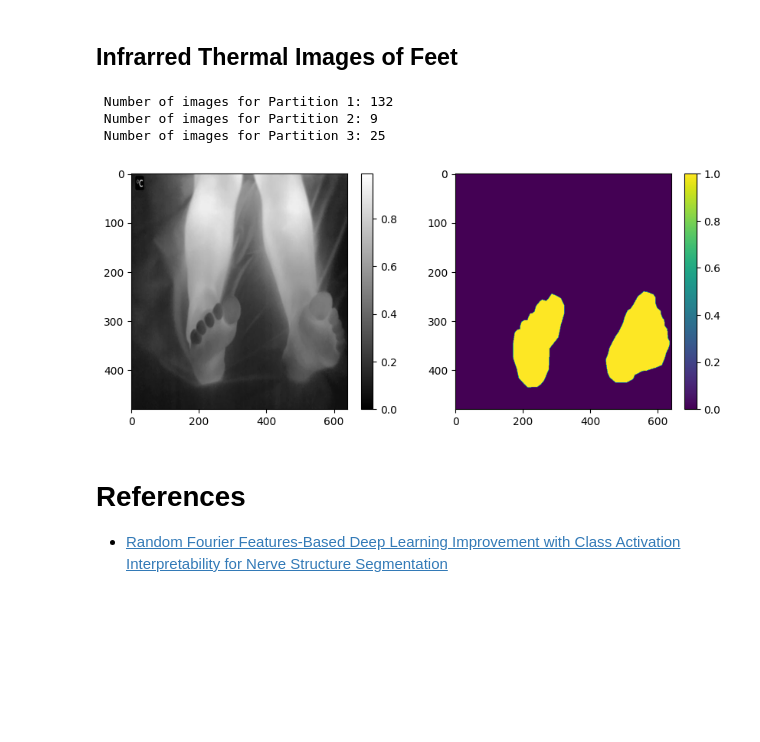
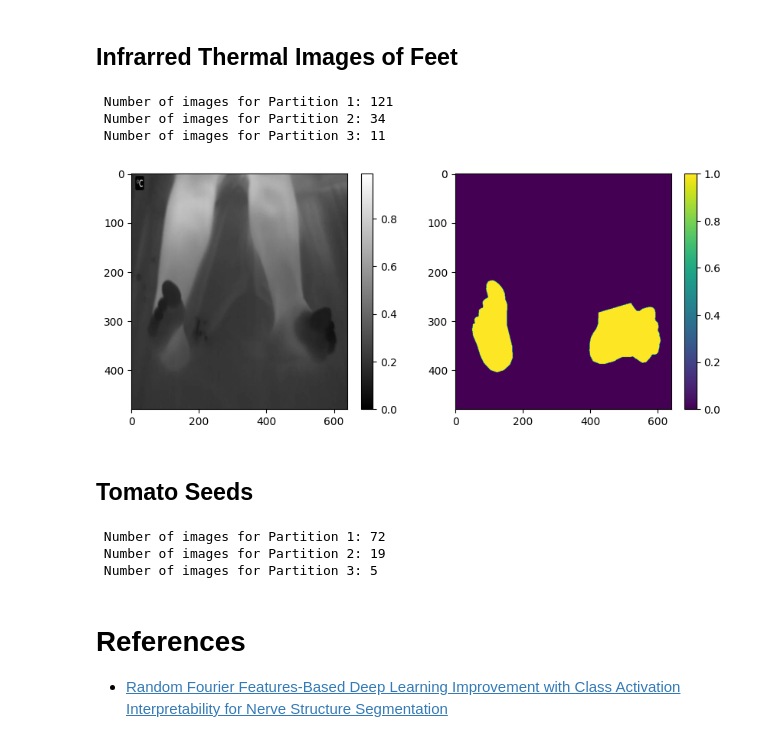
Before and after one commit to UN-GCPDS/python-gcpds.image_segmentation, a Jupyter notebook: docs/source/notebooks/02-datasets.ipynb, the cells around one changed output. Drawn from its saved outputs; the diff is of its cells as text; code cells hidden in the pictures; blank space fills up the shorter version.

Commit message:
Added: seed dataset

```diff
--- a/docs/source/notebooks/02-datasets.ipynb
+++ b/docs/source/notebooks/02-datasets.ipynb
@@ -69,28 +69,52 @@ plt.show()
 # %%
 from gcpds.image_segmentation.datasets.segmentation import InfraredThermalFeet
 
-dataset = InfraredThermalFeet(split=[0.1,0.2])
+dataset = InfraredThermalFeet(split=[0.05,0.2])
 train_dataset, val_dataset, test_dataset = dataset()
 train_dataset = train_dataset.batch(1)
 test_dataset = test_dataset.batch(1)
 val_dataset = val_dataset.batch(1)
 
 
 plt.figure(figsize=(10, 4))
 for img, mask, id_img in train_dataset.take(1):
     plt.subplot(1,2,1)
     plt.imshow(img[0,...],aspect='auto', cmap='gray')
     plt.colorbar()
     plt.subplot(1,2,2)
     plt.imshow(mask[0,...,0],aspect='auto')
     plt.colorbar()
 
 plt.show()
 # %% [output]
- Number of images for Partition 1: 132
- Number of images for Partition 2: 9
- Number of images for Partition 3: 25
+ Number of images for Partition 1: 121
+ Number of images for Partition 2: 34
+ Number of images for Partition 3: 11
-[figure, old version]
+[figure, new version]
+# %% [markdown]
+## Tomato Seeds
+# %%
+from gcpds.image_segmentation.datasets.segmentation import TomatoSeeds
+
+dataset = TomatoSeeds(split=[0.05,0.2])
+train_dataset, val_dataset, test_dataset = dataset()
+train_dataset = train_dataset.batch(10)
+test_dataset = test_dataset.batch(10)
+val_dataset = val_dataset.batch(10)
+
+
+plt.figure(figsize=(10, 4))
+for img, mask, id_img in train_dataset.take(1):
+    plt.subplot(1,2,1)
+    plt.imshow(img[2])
+    plt.subplot(1,2,2)
+    plt.imshow(mask[2])
+
+plt.show()
+# %% [output]
+ Number of images for Partition 1: 72
+ Number of images for Partition 2: 19
+ Number of images for Partition 3: 5
 # %% [markdown]
 # References
 
```
Also changed, not shown: 3 other files.
